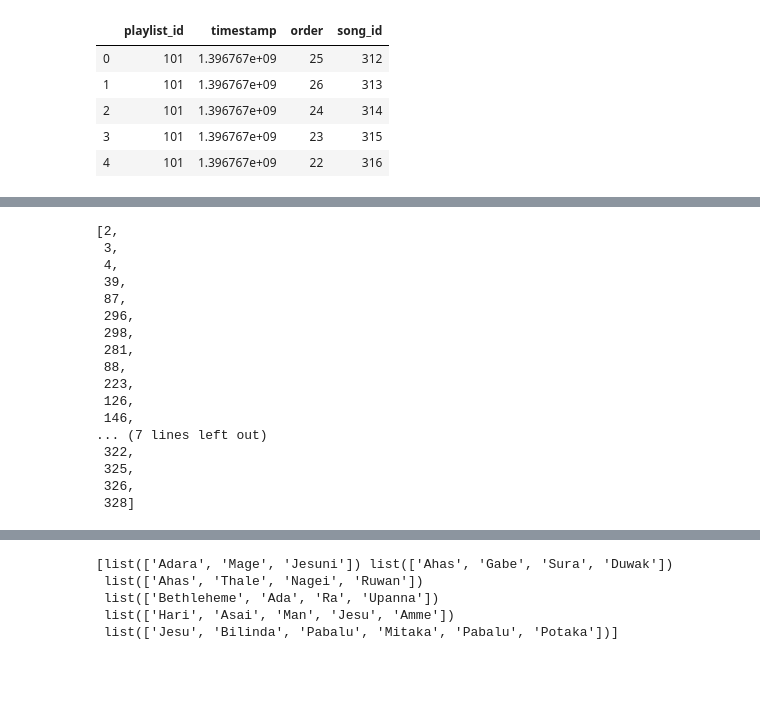
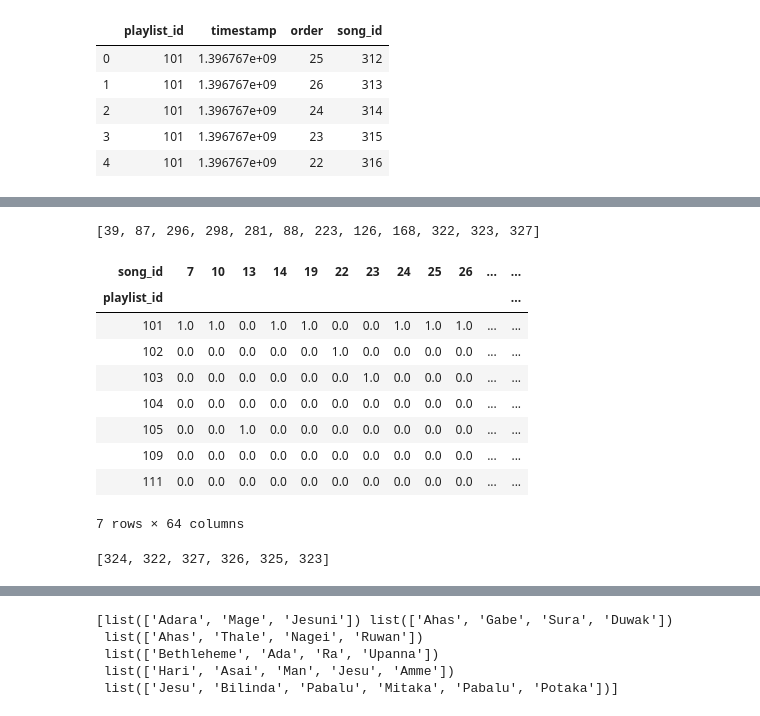
Before and after one commit to helabeat/Recommendation-Algorithms, a Jupyter notebook: Automatic_Playlist_Continuation/Automatic_Playlist_Continuation_Hybrid.ipynb, the cells around one changed output, grey strips where cells are left out. Drawn from its saved outputs; the diff is of its cells as text; code cells hidden in the pictures; blank space fills up the shorter version.

```diff
--- a/Automatic_Playlist_Continuation/Untitled.ipynb
+++ b/Automatic_Playlist_Continuation/Automatic_Playlist_Continuation_Hybrid.ipynb
@@ -11,7 +15,7 @@ import numpy as np
 # %%
-playlists = pd.read_csv('Copy of explicit_data - Playlist_data.csv')
-user_playlist_data = pd.read_csv('Copy of explicit_data - User_playlists.csv')
-songs = pd.read_csv('Copy of explicit_data - Songs - All.csv')
+playlists = pd.read_csv('../Datasets/Copy of explicit_data - Playlist_data.csv')
+user_playlist_data = pd.read_csv('../Datasets/Copy of explicit_data - User_playlists.csv')
+songs = pd.read_csv('../Datasets/Copy of explicit_data - Songs - All.csv')
 # %%
 playlists.head()
 # %% [output]
@@ -54,0 +63,3 @@ df_merge.head()
+# %%
+df_merge['ratings'] = np.ones((69,), dtype=int)
+df_merge.head()
@@ -132,20 +147,25 @@ warnings.filterwarnings("ignore")
 # %%
 make_suggestion(songs, 104, df_merge)
 # %% [output]
-[2,
- 3,
- 4,
- 39,
- 87,
- 296,
- 298,
- 281,
- 88,
- 223,
- 126,
- 146,
-... (7 lines left out)
- 322,
- 325,
- 326,
- 328]
+[39, 87, 296, 298, 281, 88, 223, 126, 168, 322, 323, 327]
+# %%
+def playlist_songs_matrix(df_merge):
+    playlist_songs_matrix = df_merge.pivot(
+            index='playlist_id',
+            columns='song_id',
+            values='ratings'
+        ).fillna(0)
+    return playlist_songs_matrix
+# %%
+playlist_songs_matrix(df_merge)
+# %% [output]
+| song_id | 7 | 10 | 13 | 14 | 19 | 22 | 23 | 24 | 25 | 26 | ... | ... |
+| playlist_id |  |  |  |  |  |  |  |  |  |  |  | ... |
+| 101 | 1.0 | 1.0 | 0.0 | 1.0 | 1.0 | 0.0 | 0.0 | 1.0 | 1.0 | 1.0 | ... | ... |
+| 102 | 0.0 | 0.0 | 0.0 | 0.0 | 0.0 | 1.0 | 0.0 | 0.0 | 0.0 | 0.0 | ... | ... |
+| 103 | 0.0 | 0.0 | 0.0 | 0.0 | 0.0 | 0.0 | 1.0 | 0.0 | 0.0 | 0.0 | ... | ... |
+| 104 | 0.0 | 0.0 | 0.0 | 0.0 | 0.0 | 0.0 | 0.0 | 0.0 | 0.0 | 0.0 | ... | ... |
+| 105 | 0.0 | 0.0 | 1.0 | 0.0 | 0.0 | 0.0 | 0.0 | 0.0 | 0.0 | 0.0 | ... | ... |
+| 109 | 0.0 | 0.0 | 0.0 | 0.0 | 0.0 | 0.0 | 0.0 | 0.0 | 0.0 | 0.0 | ... | ... |
+| 111 | 0.0 | 0.0 | 0.0 | 0.0 | 0.0 | 0.0 | 0.0 | 0.0 | 0.0 | 0.0 | ... | ... |
+7 rows × 64 columns
@@ -151,0 +202,4 @@ make_suggestion(songs, 104, df_merge)
+# %%
+corelations_between_songs(104, df_merge)
+# %% [output]
+[324, 322, 327, 326, 325, 323]
```
Also changed, not shown: parts of 7 cells of this notebook, 4 other files.
